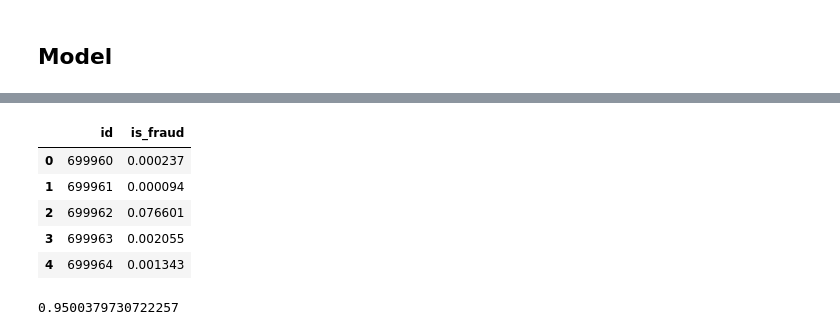
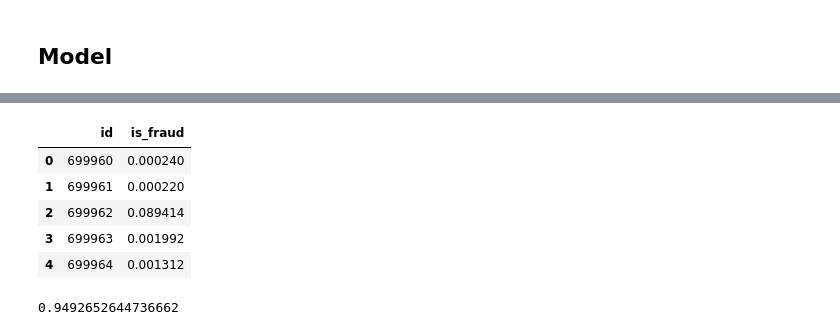
Before and after one commit to oivler/kaggle-credit-card-fraud, a Jupyter notebook: model.ipynb, the cells around one changed output, grey strips where cells are left out. Cells and saved outputs as stored; diff of their text form; code cells hidden in the pictures.

```diff
--- a/model.ipynb
+++ b/model.ipynb
@@ -663,0 +724,28 @@ cat3 cv: 0.949319
+# %%
+oof_hgb = np.zeros(len(X))
+pred_hgb = np.zeros(len(X_test))
+
+for fold, (tr_idx, va_idx) in enumerate(skf.split(X, y), start=1):
+    X_tr, y_tr = X.iloc[tr_idx][feature_cols], y.iloc[tr_idx]
+    X_va, y_va = X.iloc[va_idx][feature_cols], y.iloc[va_idx]
+    model = HistGradientBoostingClassifier(
+        loss="log_loss",
+        learning_rate=0.06,
+        max_depth=3,
+        max_leaf_nodes=8,
+        min_samples_leaf=40,
+        l2_regularization=0.1,
+        max_iter=500,
+        early_stopping=True,
+        n_iter_no_change=40,
+        validation_fraction=0.1,
+        random_state=42 + fold,
+    )
+    model.fit(X_tr, y_tr)
+    oof_hgb[va_idx] = model.predict_proba(X_va)[:, 1]
+    pred_hgb += model.predict_proba(X_test[feature_cols])[:, 1] / skf.n_splits
+    print(f"hgb fold {fold}: {roc_auc_score(y_va, oof_hgb[va_idx]):.6f} iter={model.n_iter_}")
+
+print(f"hgb cv: {roc_auc_score(y, oof_hgb):.6f}")
+oof_preds["hgb"] = oof_hgb
+test_preds["hgb"] = pred_hgb
@@ -716,15 +828,12 @@ for fold, (tr_idx, va_idx) in enumerate(skf.split(oof_matrix, y), start=1):
     print(f"logit stack fold {fold}: {roc_auc_score(y.iloc[va_idx], oof_logit[va_idx]):.6f}")
 print(f"logit stack cv: {roc_auc_score(y, oof_logit):.6f}")
 
-oof_ridge = np.zeros(len(X))
-test_ridge = np.zeros(len(X_test))
-for fold, (tr_idx, va_idx) in enumerate(skf.split(oof_matrix, y), start=1):
-    meta = Ridge(alpha=1.0, random_state=42 + fold)
-    meta.fit(oof_matrix[tr_idx], y.iloc[tr_idx])
-    oof_ridge[va_idx] = np.clip(meta.predict(oof_matrix[va_idx]), 0, 1)
-    test_ridge += np.clip(meta.predict(test_matrix), 0, 1) / skf.n_splits
-    print(f"ridge stack fold {fold}: {roc_auc_score(y.iloc[va_idx], oof_ridge[va_idx]):.6f}")
-print(f"ridge stack cv: {roc_auc_score(y, oof_ridge):.6f}")
+eps = 1e-6
+member_aucs = {k: roc_auc_score(y, oof_preds[k]) for k in member_names}
+top_names = sorted(member_aucs, key=member_aucs.get, reverse=True)[:3]
+oof_geom = np.exp(np.mean([np.log(np.clip(oof_preds[k], eps, 1 - eps)) for k in top_names], axis=0))
+test_geom = np.exp(np.mean([np.log(np.clip(test_preds[k], eps, 1 - eps)) for k in top_names], axis=0))
+print(f"geom-top3 {top_names} cv: {roc_auc_score(y, oof_geom):.6f}")
 
 def hill_climb(oof_dict, y_arr, max_models=8):
     remaining = dict(oof_dict)
@@ -764,7 +873,7 @@ print("hill weights:", {k: round(v, 4) for k, v in hill_weights.items()})
 
 candidates = {
     "logit": (roc_auc_score(y, oof_logit), test_logit),
-    "ridge": (roc_auc_score(y, oof_ridge), test_ridge),
+    "geom_top3": (roc_auc_score(y, oof_geom), test_geom),
     "hill": (hill_auc, test_hill),
 }
 best_name = max(candidates, key=lambda k: candidates[k][0])
@@ -797,7 +906,7 @@ selected hill cv=0.950038
 |  | id | is_fraud |
-| 0 | 699960 | 0.000237 |
-| 1 | 699961 | 0.000094 |
-| 2 | 699962 | 0.076601 |
-| 3 | 699963 | 0.002055 |
-| 4 | 699964 | 0.001343 |
+| 0 | 699960 | 0.000240 |
+| 1 | 699961 | 0.000220 |
+| 2 | 699962 | 0.089414 |
+| 3 | 699963 | 0.001992 |
+| 4 | 699964 | 0.001312 |
-0.9500379730722257
+0.9492652644736662
```
Also changed, not shown: parts of 12 cells of this notebook.
